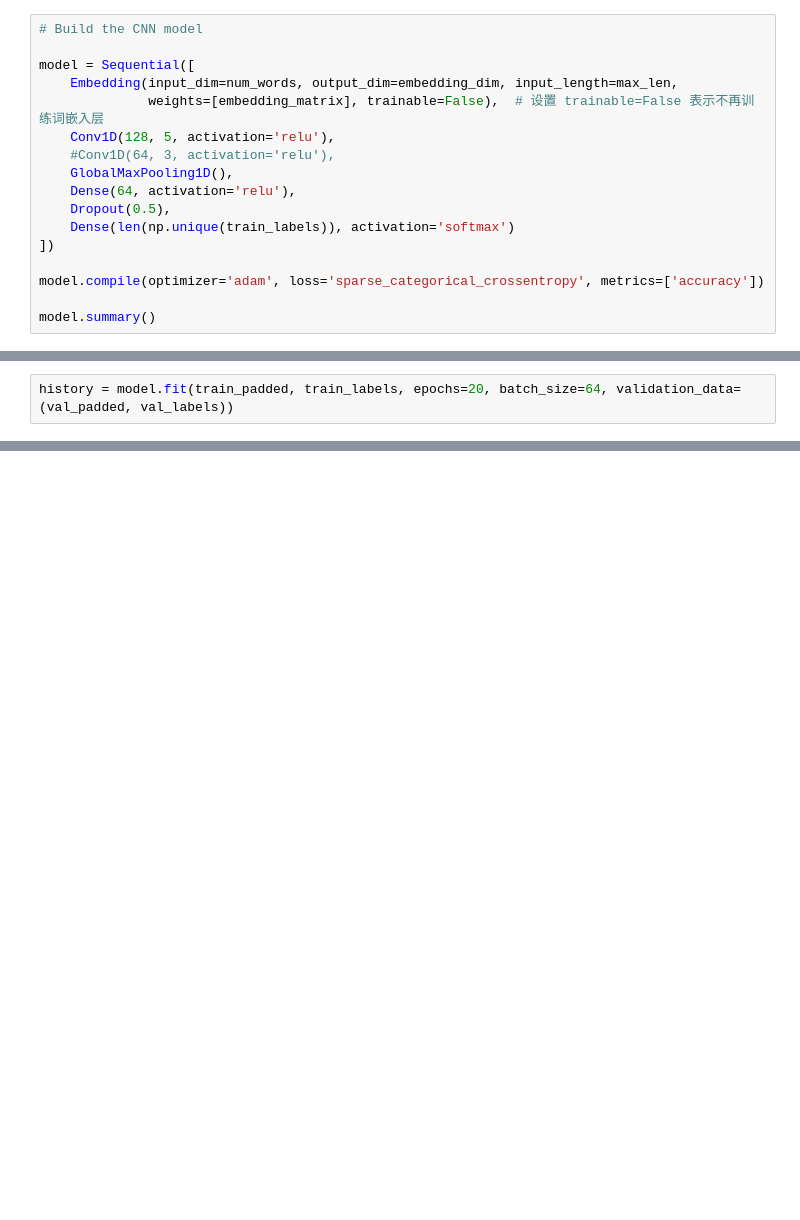
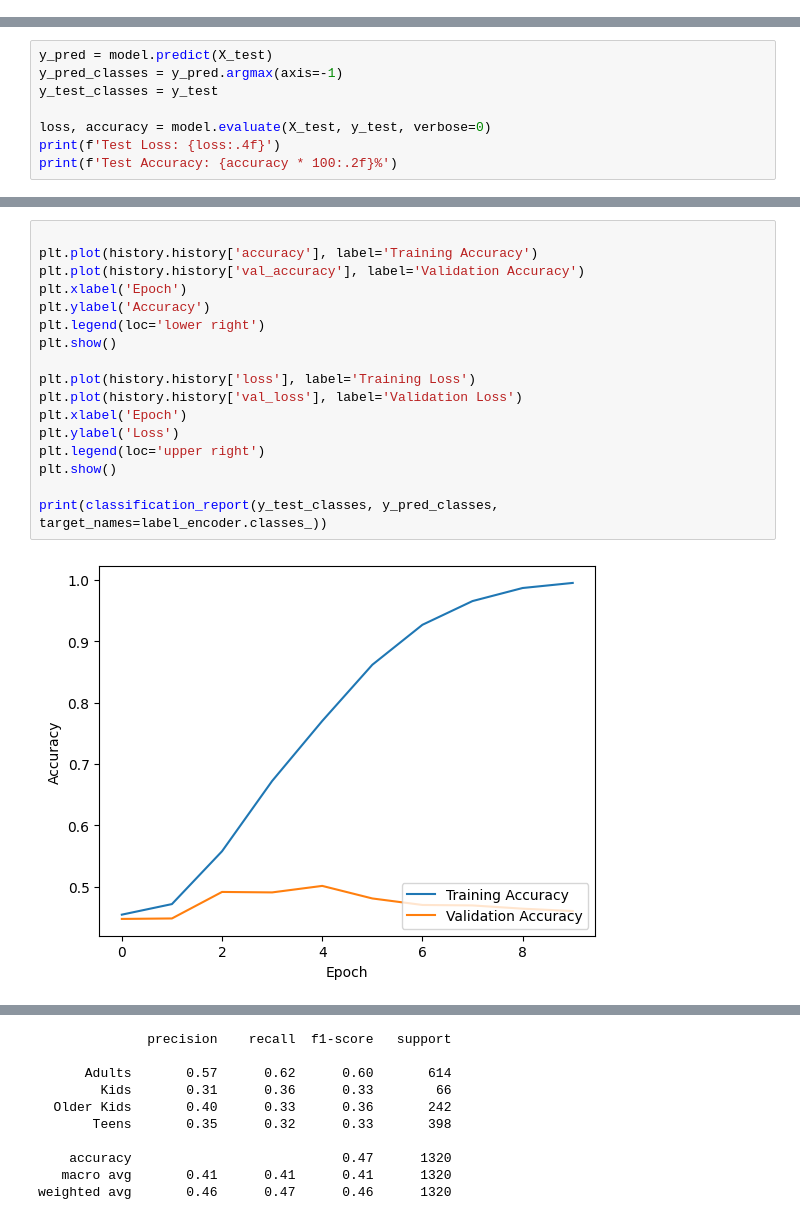
Before and after one commit to CroyaYang/NetflixContentInsights, a Jupyter notebook: Rating_Predict/CNN.ipynb, the cells around one changed output, grey strips where cells are left out. Saved outputs shown, nothing was run; the diff lists cells and outputs as text; blank space fills up the shorter version.

```diff
--- a/Rating_Predict/CNN.ipynb
+++ b/Rating_Predict/CNN.ipynb
@@ -219,17 +67,0 @@ plt.show()
-# %%
-# Build the CNN model
-
-model = Sequential([
-    Embedding(input_dim=num_words, output_dim=embedding_dim, input_length=max_len,
-              weights=[embedding_matrix], trainable=False),  # 设置 trainable=False 表示不再训练词嵌入层
-    Conv1D(128, 5, activation='relu'),
-    #Conv1D(64, 3, activation='relu'),
-    GlobalMaxPooling1D(),
-    Dense(64, activation='relu'),
-    Dropout(0.5),
-    Dense(len(np.unique(train_labels)), activation='softmax')
-])
-
-model.compile(optimizer='adam', loss='sparse_categorical_crossentropy', metrics=['accuracy'])
-
-model.summary()
@@ -254,2 +67,0 @@ _________________________________________________________________
-# %%
-history = model.fit(train_padded, train_labels, epochs=20, batch_size=64, validation_data=(val_padded, val_labels))
@@ -306,0 +68,8 @@ Test Accuracy: 0.3598484992980957
+# %%
+y_pred = model.predict(X_test)
+y_pred_classes = y_pred.argmax(axis=-1)
+y_test_classes = y_test
+
+loss, accuracy = model.evaluate(X_test, y_test, verbose=0)
+print(f'Test Loss: {loss:.4f}')
+print(f'Test Accuracy: {accuracy * 100:.2f}%')
@@ -306,0 +80,19 @@ Test Accuracy: 0.3598484992980957
+# %%
+
+plt.plot(history.history['accuracy'], label='Training Accuracy')
+plt.plot(history.history['val_accuracy'], label='Validation Accuracy')
+plt.xlabel('Epoch')
+plt.ylabel('Accuracy')
+plt.legend(loc='lower right')
+plt.show()
+
+plt.plot(history.history['loss'], label='Training Loss')
+plt.plot(history.history['val_loss'], label='Validation Loss')
+plt.xlabel('Epoch')
+plt.ylabel('Loss')
+plt.legend(loc='upper right')
+plt.show()
+
+print(classification_report(y_test_classes, y_pred_classes, target_names=label_encoder.classes_))
+# %% [output]
+[figure, added]
@@ -306,0 +100,10 @@ Test Accuracy: 0.3598484992980957
+              precision    recall  f1-score   support
+
+      Adults       0.57      0.62      0.60       614
+        Kids       0.31      0.36      0.33        66
+  Older Kids       0.40      0.33      0.36       242
+       Teens       0.35      0.32      0.33       398
+
+    accuracy                           0.47      1320
+   macro avg       0.41      0.41      0.41      1320
+weighted avg       0.46      0.47      0.46      1320
```
Also changed, not shown: parts of 18 cells of this notebook, 4 other files.
